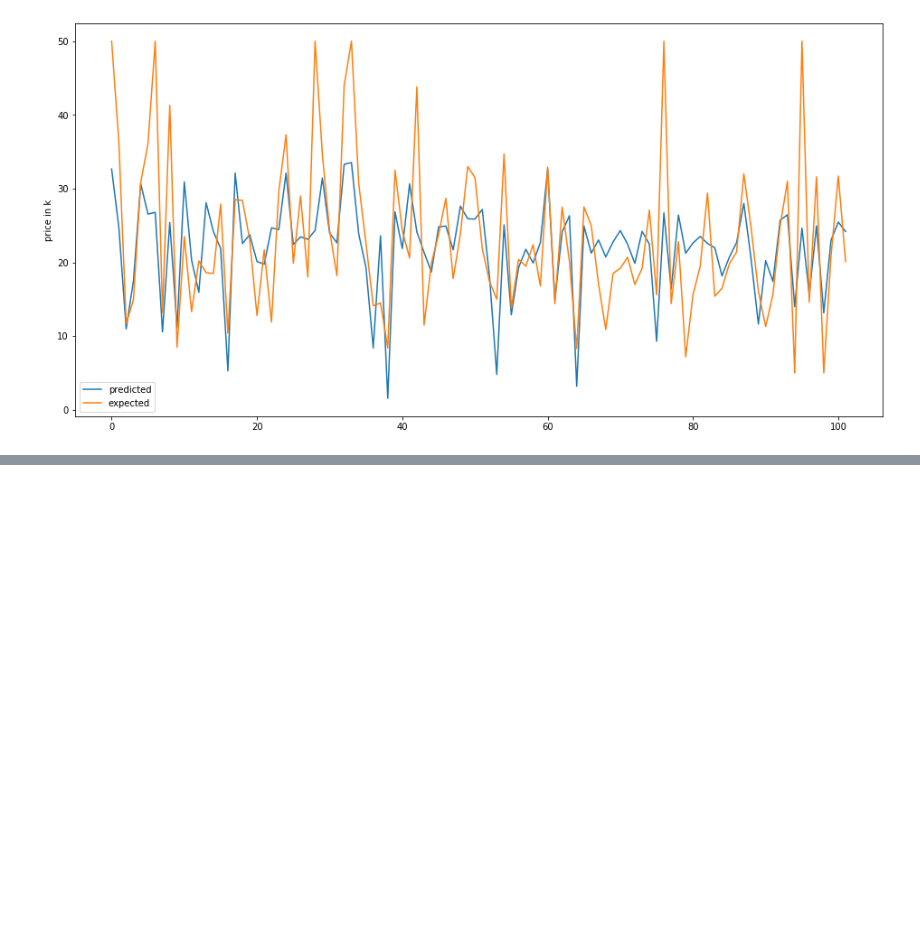
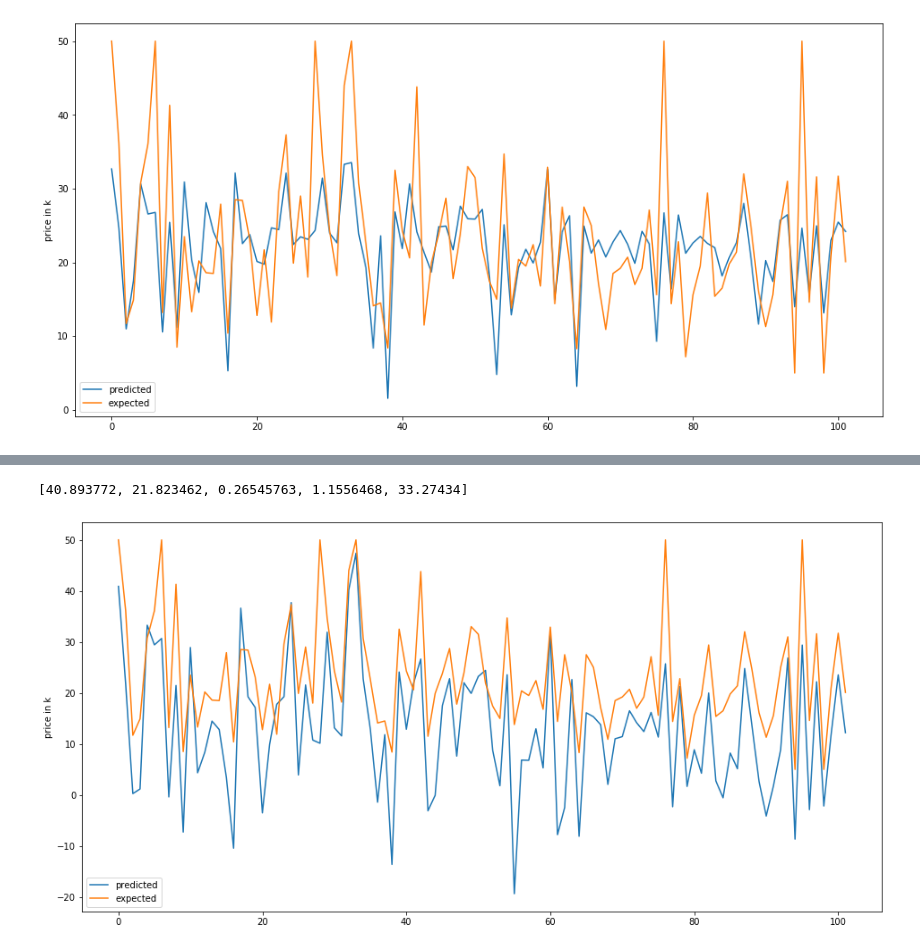
Before and after one commit to sijiali57/Tensorflow-course-JananiRavi, a Jupyter notebook: SimpleRegressionModelBostonHousing.ipynb, the cells around one changed output, grey strips where cells are left out. Cells and saved outputs as stored; diff of their text form; code cells hidden in the pictures; blank space fills up the shorter version.

```diff
--- a/SimpleRegressionModelBostonHousing.ipynb
+++ b/SimpleRegressionModelBostonHousing.ipynb
@@ -308,0 +350,10 @@ TypeError: sequence item 0: expected str instance, NoneType found
+# %%
+# Prediction using estimator
+
+eval_input_func = tf.estimator.inputs.numpy_input_fn(
+    {'x':X_test},
+    Y_test,
+    batch_size=1,
+    num_epochs=1,
+    shuffle=False)
+eval_input_func
@@ -308,0 +390,2 @@ TypeError: sequence item 0: expected str instance, NoneType found
+# %%
+prediction_results = linear_model.predict(input_fn=eval_input_func)
@@ -308,0 +396,3 @@ TypeError: sequence item 0: expected str instance, NoneType found
+# %%
+prediction_list = list(prediction_results)
+prediction_list
@@ -308,0 +423,18 @@ TypeError: sequence item 0: expected str instance, NoneType found
+# %%
+predictions=[]
+
+for prediction in prediction_list:
+    predictions.append(prediction['predictions'][0])
+
+predictions[:5]
+# %% [output]
+[40.893772, 21.823462, 0.26545763, 1.1556468, 33.27434]
+# %%
+plt.figure(figsize=(16,8))
+plt.plot(predictions,label="predicted")
+plt.plot(expected,label="expected")
+plt.ylabel("price in k")
+plt.legend()
+plt.show()
+# %% [output]
+[figure, added]
```
Also changed, not shown: parts of 14 cells of this notebook.
